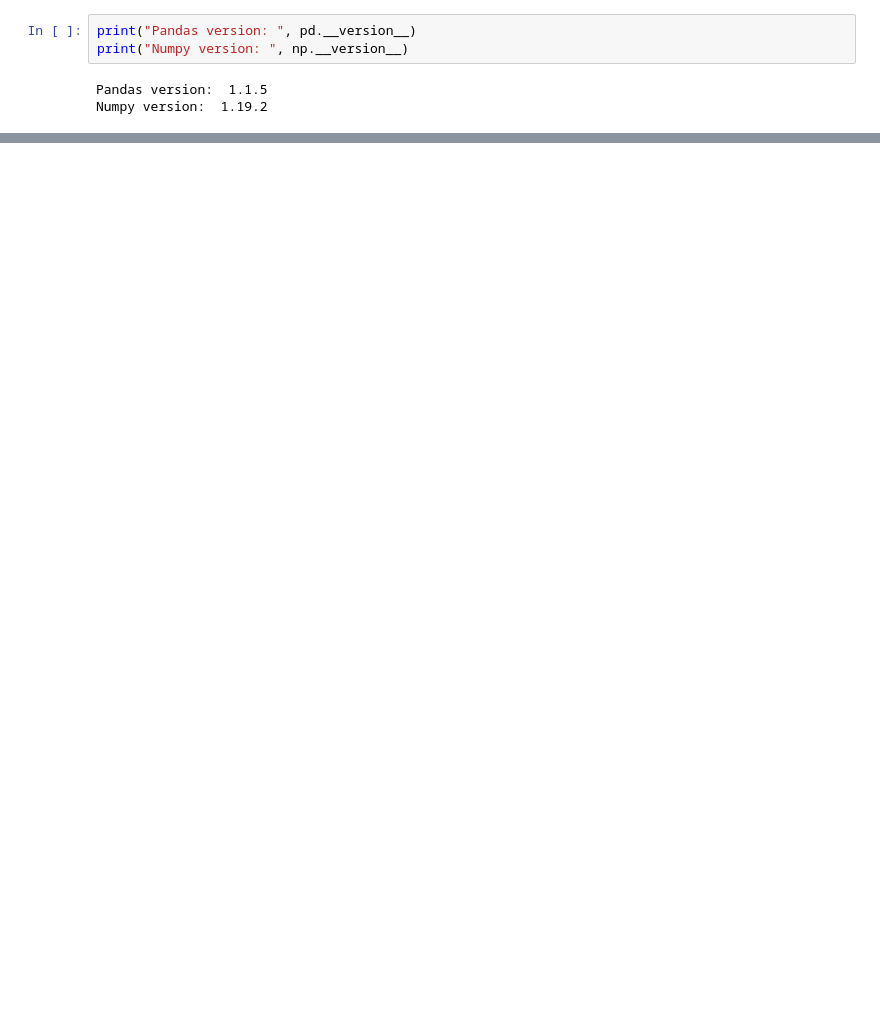
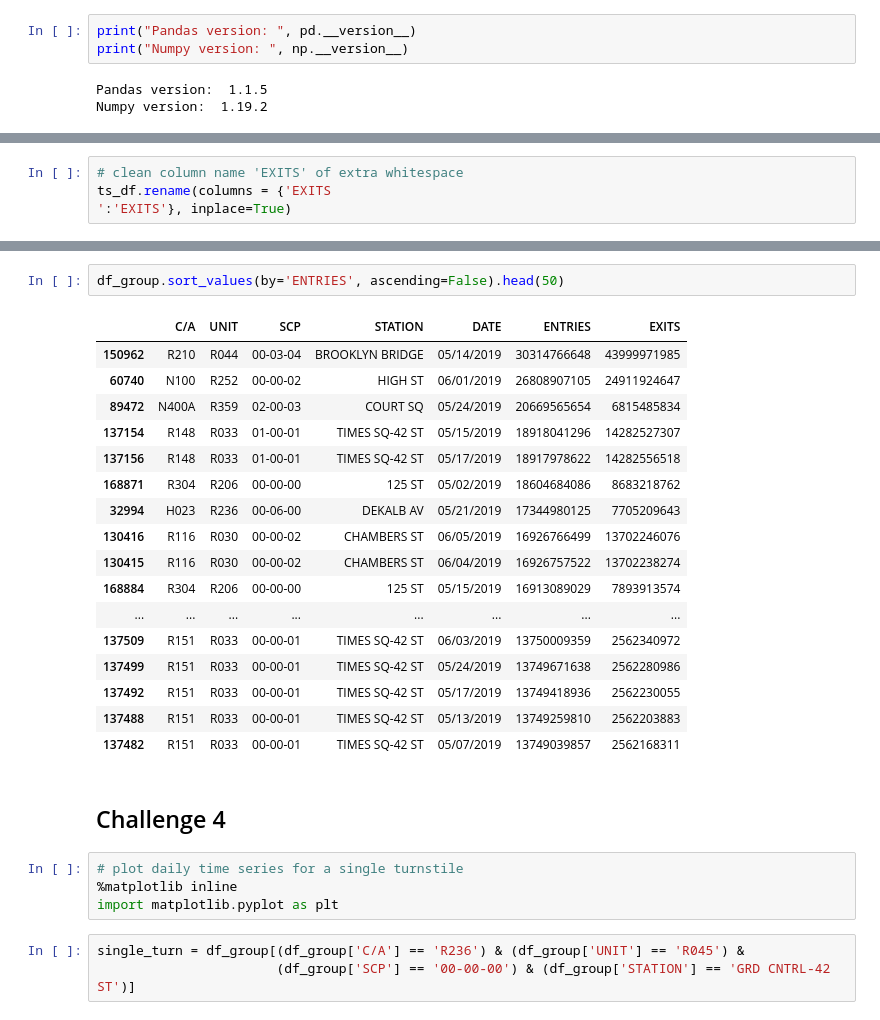
Before and after one commit to jlmartin100/Metis_Projects, a Jupyter notebook: Project_1/Project_1_Jess_M.ipynb, the cells around one changed output, grey strips where cells are left out. Saved outputs shown, nothing was run; the diff lists cells and outputs as text; blank space fills up the shorter version.

```diff
--- a/Project_1/Project_1_Jess_M.ipynb
+++ b/Project_1/Project_1_Jess_M.ipynb
@@ -47,0 +56,3 @@ ts_2019['date'].max()
+# %%
+# clean column name 'EXITS' of extra whitespace
+ts_df.rename(columns = {'EXITS                                                               ':'EXITS'}, inplace=True)
@@ -47,0 +121,29 @@ ts_2019['date'].max()
+# %%
+df_group.sort_values(by='ENTRIES', ascending=False).head(50)
+# %% [output]
+|  | C/A | UNIT | SCP | STATION | DATE | ENTRIES | EXITS |
+| 150962 | R210 | R044 | 00-03-04 | BROOKLYN BRIDGE | 05/14/2019 | 30314766648 | 43999971985 |
+| 60740 | N100 | R252 | 00-00-02 | HIGH ST | 06/01/2019 | 26808907105 | 24911924647 |
+| 89472 | N400A | R359 | 02-00-03 | COURT SQ | 05/24/2019 | 20669565654 | 6815485834 |
+| 137154 | R148 | R033 | 01-00-01 | TIMES SQ-42 ST | 05/15/2019 | 18918041296 | 14282527307 |
+| 137156 | R148 | R033 | 01-00-01 | TIMES SQ-42 ST | 05/17/2019 | 18917978622 | 14282556518 |
+| 168871 | R304 | R206 | 00-00-00 | 125 ST | 05/02/2019 | 18604684086 | 8683218762 |
+| 32994 | H023 | R236 | 00-06-00 | DEKALB AV | 05/21/2019 | 17344980125 | 7705209643 |
+| 130416 | R116 | R030 | 00-00-02 | CHAMBERS ST | 06/05/2019 | 16926766499 | 13702246076 |
+| 130415 | R116 | R030 | 00-00-02 | CHAMBERS ST | 06/04/2019 | 16926757522 | 13702238274 |
+| 168884 | R304 | R206 | 00-00-00 | 125 ST | 05/15/2019 | 16913089029 | 7893913574 |
+| ... | ... | ... | ... | ... | ... | ... | ... |
+| 137509 | R151 | R033 | 00-00-01 | TIMES SQ-42 ST | 06/03/2019 | 13750009359 | 2562340972 |
+| 137499 | R151 | R033 | 00-00-01 | TIMES SQ-42 ST | 05/24/2019 | 13749671638 | 2562280986 |
+| 137492 | R151 | R033 | 00-00-01 | TIMES SQ-42 ST | 05/17/2019 | 13749418936 | 2562230055 |
+| 137488 | R151 | R033 | 00-00-01 | TIMES SQ-42 ST | 05/13/2019 | 13749259810 | 2562203883 |
+| 137482 | R151 | R033 | 00-00-01 | TIMES SQ-42 ST | 05/07/2019 | 13749039857 | 2562168311 |
+# %% [markdown]
+## Challenge 4
+# %%
+# plot daily time series for a single turnstile
+%matplotlib inline
+import matplotlib.pyplot as plt
+# %%
+single_turn = df_group[(df_group['C/A'] == 'R236') & (df_group['UNIT'] == 'R045') &
+                       (df_group['SCP'] == '00-00-00') & (df_group['STATION'] == 'GRD CNTRL-42 ST')]
```
Also changed, not shown: parts of 47 cells of this notebook.
